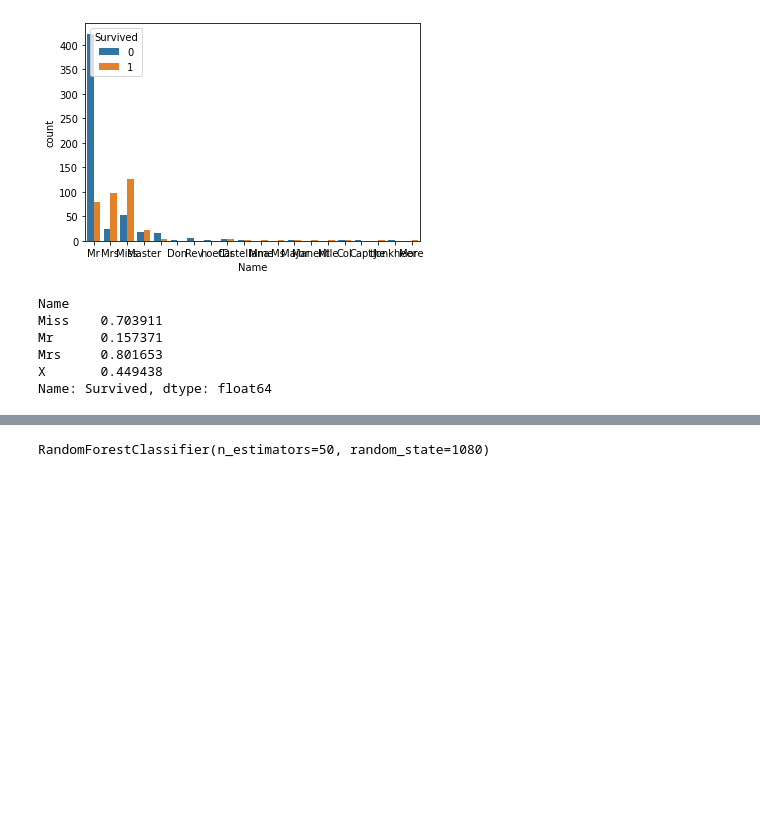
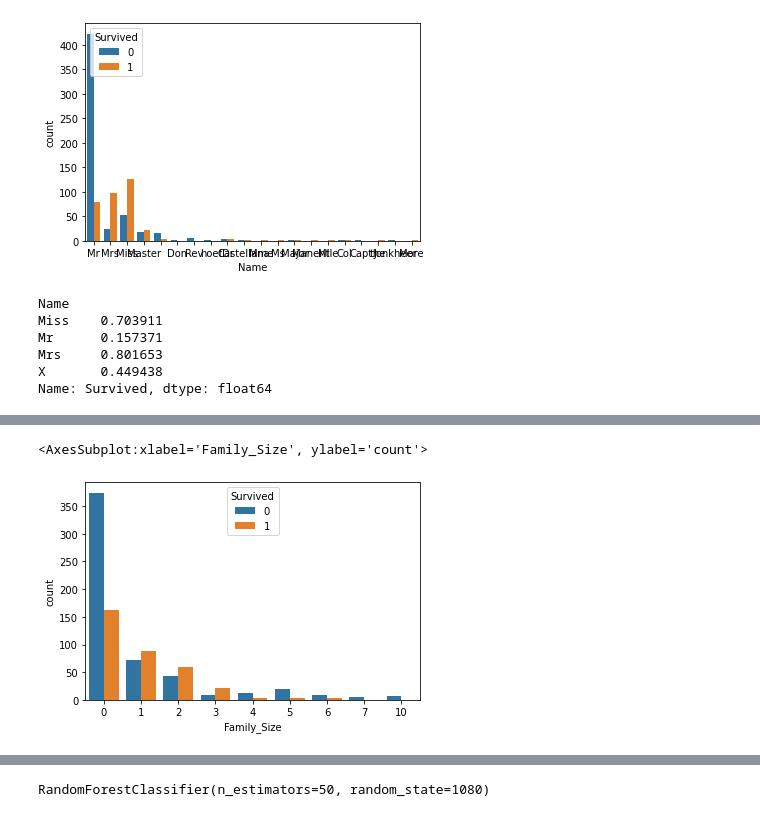
Before and after one commit to englishta/algorithm, a Jupyter notebook: graphic/15/saisyu.ipynb, the cells around one changed output, grey strips where cells are left out. Saved outputs shown, nothing was run; the diff lists cells and outputs as text; code cells hidden in the pictures; blank space fills up the shorter version.

```diff
--- a/graphic/15/saisyu.ipynb
+++ b/graphic/15/saisyu.ipynb
@@ -235,0 +259,4 @@ Name: Survived, dtype: float64
+# %%
+train_df["Family_Size"]=train_df["SibSp"]+train_df["Parch"]
+train_df["Survived"].groupby(train_df["Family_Size"]).mean()
+# train_df.info()
@@ -236,3 +275,8 @@ Name: Survived, dtype: float64
+# %%
+sns.countplot(train_df["Family_Size"], hue=train_df["Survived"])
+# %% [output]
+<AxesSubplot:xlabel='Family_Size', ylabel='count'>
+[figure, added]
 # %%
 # 仕切り直し
 train_df = pd.read_csv("./train.csv")
```
Also changed, not shown: parts of 7 cells of this notebook, 1 other file.
